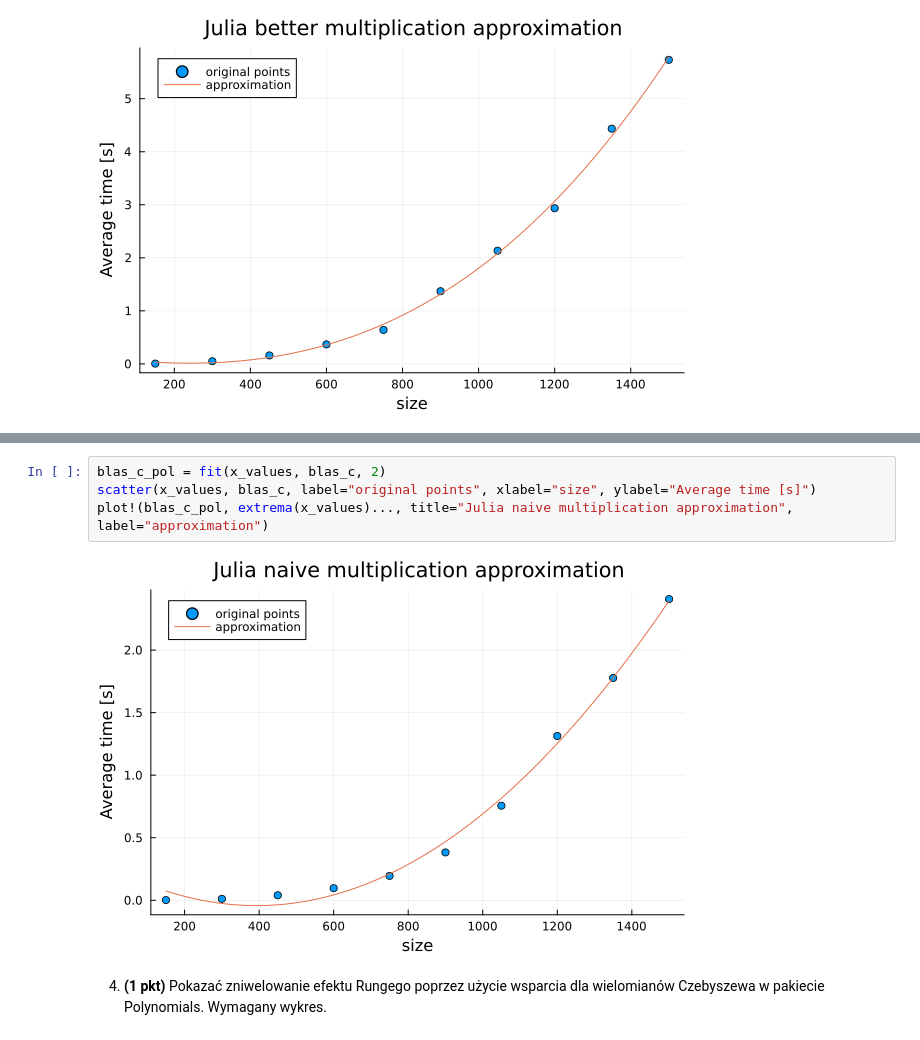
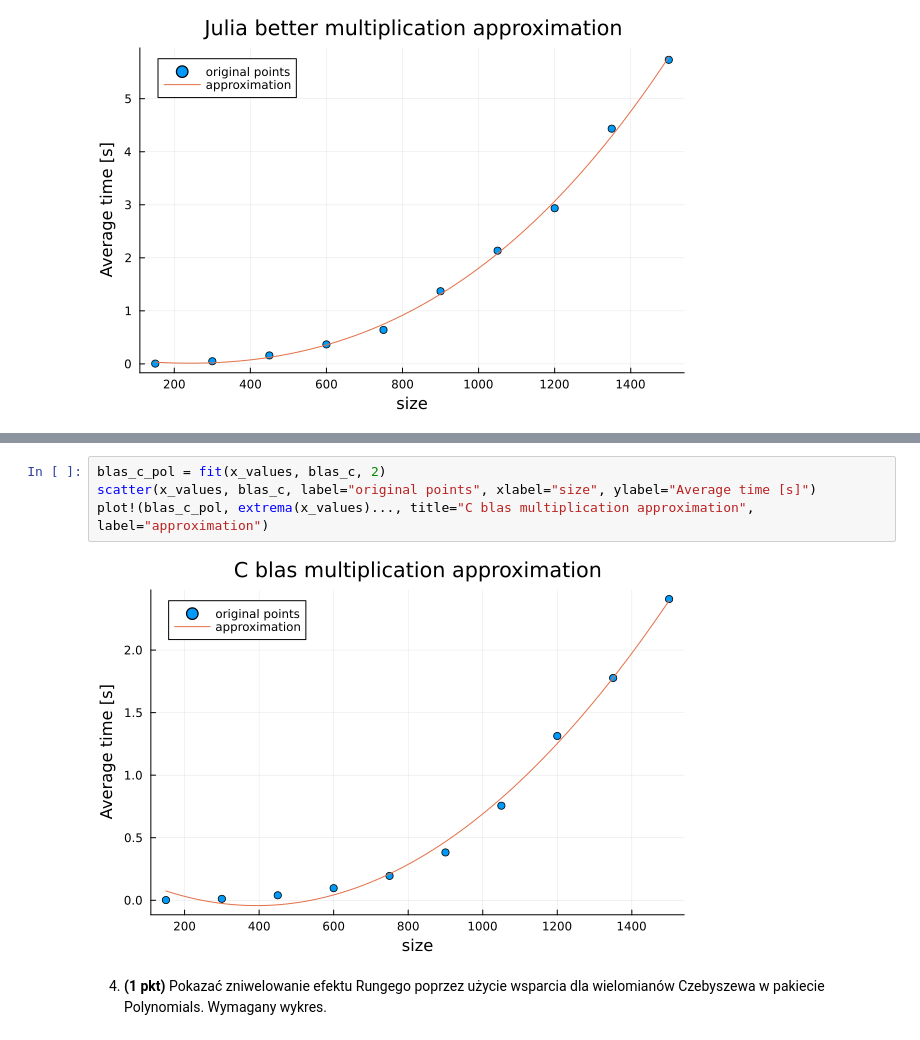
Before and after one commit to dadamczykk/mownit, a Jupyter notebook: lab5/Adamczyk_Dominik_Mownit_lab5.ipynb, the cells around one changed output, grey strips where cells are left out. Cells and saved outputs as stored; diff of their text form.

```diff
--- a/lab5/Adamczyk_Dominik_Mownit_lab5.ipynb
+++ b/lab5/Adamczyk_Dominik_Mownit_lab5.ipynb
@@ -324,9 +325,9 @@ plot!(better_c_pol, extrema(x_values)..., title="C better multiplication approxi
 # %%
 blas_c_pol = fit(x_values, blas_c, 2)
 scatter(x_values, blas_c, label="original points", xlabel="size", ylabel="Average time [s]")
-plot!(blas_c_pol, extrema(x_values)..., title="Julia naive multiplication approximation", label="approximation")
+plot!(blas_c_pol, extrema(x_values)..., title="C blas multiplication approximation", label="approximation")
 # %% [output]
-[figure, old version]
+[figure, new version]
 # %% [markdown]
 4. **(1 pkt)** Pokazać zniwelowanie efektu Rungego  poprzez użycie wsparcia dla wielomianów Czebyszewa w pakiecie Polynomials. Wymagany wykres.
 # %%
```
Also changed, not shown: parts of 4 cells of this notebook.
